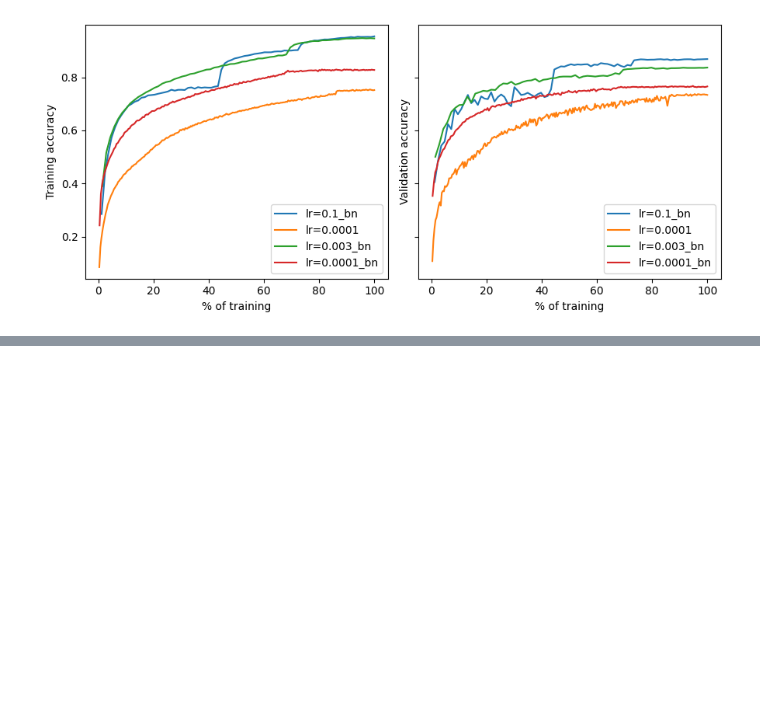
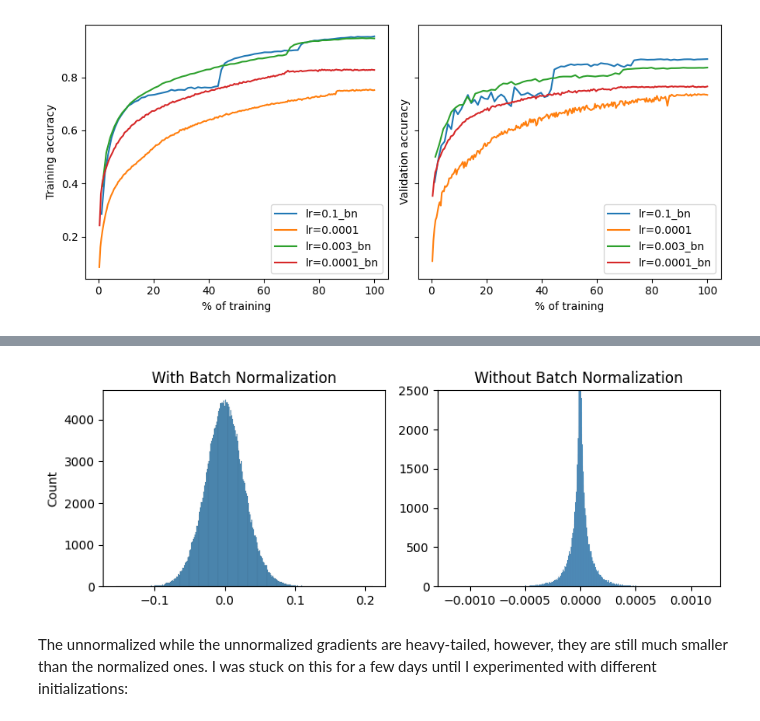
Before and after one commit to emiliocantuc/dl-playground, a Jupyter notebook: understanding-bn/main.ipynb, the cells around one changed output, grey strips where cells are left out. Drawn from its saved outputs; the diff is of its cells as text; code cells hidden in the pictures; blank space fills up the shorter version.

```diff
--- a/understanding-bn/main.ipynb
+++ b/understanding-bn/main.ipynb
@@ -300,0 +315,33 @@ lr=0.0001_bn took 211 epochs
+# %%
+#| code-fold: false
+
+f, (ax1, ax2) = plt.subplots(1, 2, figsize = (8, 3))
+images, labels = next(iter(val_loader))
+images, labels = images.to(device), labels.to(device)
+
+for bn, ax in zip([True, False], [ax1, ax2]):
+
+    # Init
+    model = models.resnet101(num_classes = 10)
+    model.to(device)
+    if not bn: disable_bn(model)
+    model.apply(xavier_init)
+
+    # Forward and backward pass
+    model.train()
+    output = model(images)
+    loss = nn.CrossEntropyLoss()(output, labels)
+    loss.backward()
+
+    model.eval()
+    grads = model.layer3[9].conv1.weight.grad.view(-1).cpu().detach().numpy()
+    sns.histplot(grads, ax = ax)
+
+ax1.set_title('With Batch Normalization')
+ax2.set_title('Without Batch Normalization')
+ax2.set_ylim((0, 2500)); ax2.set_ylabel('')
+f.tight_layout()
+# %% [output]
+[figure, added]
+# %% [markdown]
+The unnormalized while the unnormalized gradients are heavy-tailed, however, they are still much smaller than the normalized ones. I was stuck on this for a few days until I experimented with different initializations:
```
Also changed, not shown: parts of 38 cells of this notebook, 24 other files.
